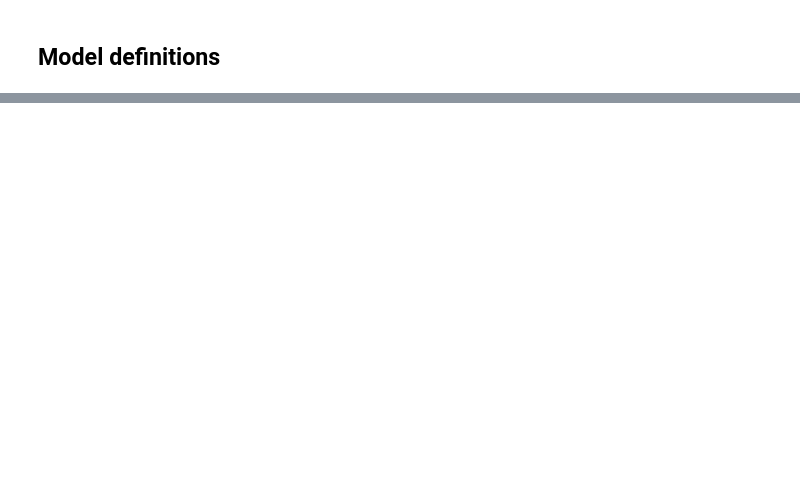
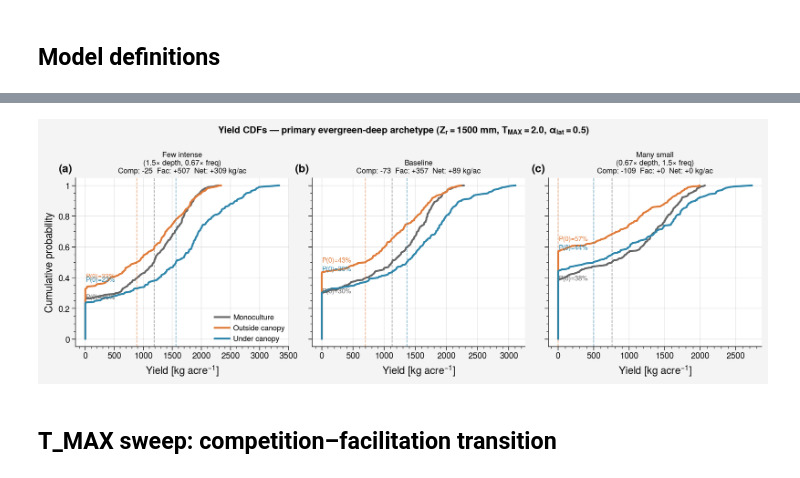
Before and after one commit to rms428/maize-Toff, a Jupyter notebook: tree.ipynb, the cells around one changed output, grey strips where cells are left out. Saved outputs shown, nothing was run; the diff lists cells and outputs as text; code cells hidden in the pictures; blank space fills up the shorter version.

```diff
--- a/tree.ipynb
+++ b/tree.ipynb
@@ -49,3 +50,19 @@ _, _m_yield, _b_yield = plot_lin_regression(
     'verified_days_to_maturity', 'verified_yield_kg_acre', _yd,
     positive=False
 )
+# %%
+# Pre-compute CETRAD OL JOGI FARM monthly parameters once.
+# Re-reading the CSV in a tight loop adds ~50 ms per iteration; pre-computing
+# and passing alpha_r / lambda_r directly avoids this overhead in simulations.
+CLIMATE_KWARGS = dict(
+    station='OL JOGI FARM',
+    data_file='data/CETRAD/CETRAD_rainfall.csv',
+    interval='month',
+)
+_alpha_cetrad, _lambda_cetrad, _ = make_climate_parameters(**CLIMATE_KWARGS)
+_CLIMATE_KWARGS_FAST = dict(alpha_r=_alpha_cetrad, lambda_r=_lambda_cetrad)
+
+# Sanity check — should be ~376 mm over 247-day window, 555 mm/yr annual.
+_mean_daily_rf = sum(a * l for a, l in zip(_alpha_cetrad, _lambda_cetrad)) / 12
+print(f"CETRAD expected annual RF: {_mean_daily_rf * 365:.0f} mm/yr  "
+      f"({_mean_daily_rf * 247:.0f} mm / 247-day season)")
@@ -531,0 +1326,62 @@ def simulate_systems(n_sims, *, lgp=180, texture="loam", seed=123,
+# %%
+# ── Yield CDF figure — three crops × three rainfall regimes ──────────────────
+_COLORS = {
+    "Monoculture":    "0.4",
+    "Outside canopy": "#E07B39",
+    "Under canopy":   "#2E86AB",
+}
+
+fig, axes = plt.subplots(1, 3, figsize=(11, 4), sharey=True)
+
+for ax, reg, (df_u, df_o, df_m) in zip(axes, REGIMES, results):
+    for label, df, col in [
+        ("Monoculture",    df_m, _COLORS["Monoculture"]),
+        ("Outside canopy", df_o, _COLORS["Outside canopy"]),
+        ("Under canopy",   df_u, _COLORS["Under canopy"]),
+    ]:
+        vals = np.sort(df["Yield"].values)
+        cdf  = np.arange(1, len(vals) + 1) / len(vals)
+        ax.plot(vals, cdf, color=col, lw=2, label=label)
+        ax.axvline(np.median(vals), color=col, lw=0.8, ls="--", alpha=0.6)
+
+    # P(zero yield) annotation
+    y_top = 1.0
+    for df, col, dy in [(df_m, _COLORS["Monoculture"], 0.0),
+                        (df_o, _COLORS["Outside canopy"], 0.07),
+                        (df_u, _COLORS["Under canopy"], 0.14)]:
+        p0 = (df["Yield"] == 0).mean()
+        if p0 > 0:
+            ax.annotate(f"P(0)={p0:.0%}", xy=(0, p0),
+                        xytext=(5, p0 + dy),
+                        fontsize=7, color=col)
+
+    # Mechanistic decomposition labels (median ΔYield)
+    dY_comp = np.median(df_o["Yield"].values - df_m["Yield"].values)
+    dY_fac  = np.median(df_u["Yield"].values - df_o["Yield"].values)
+    dY_net  = np.median(df_u["Yield"].values - df_m["Yield"].values)
+    ax.set_title(
+        reg["label"] + "\n"
+        + f"Comp: {dY_comp:+.0f}  Fac: {dY_fac:+.0f}  Net: {dY_net:+.0f} kg/ac",
+        fontsize=8,
+    )
+    ax.set_xlabel("Yield [kg acre$^{-1}$]")
+    despine(ax)
+
+axes[0].set_ylabel("Cumulative probability")
+axes[0].legend(loc="lower right", fontsize=8)
+
+for ax, lbl in zip(axes, ["(a)", "(b)", "(c)"]):
+    pub_label(ax, lbl)
+
+fig.suptitle(
+    r"Yield CDFs — primary evergreen-deep archetype ($Z_r=1500$ mm, "
+    r"$T_{MAX}=2.0$, $\alpha_{lat}=0.5$)",
+    fontsize=10,
+)
+fig.tight_layout()
+fig.savefig("output/threecrop_yield_cdfs.png")
+plt.show()
+# %% [output]
+[figure, added]
+# %% [markdown]
+## T_MAX sweep: competition–facilitation transition
```
Also changed, not shown: parts of 19 cells of this notebook, 10 other files.
